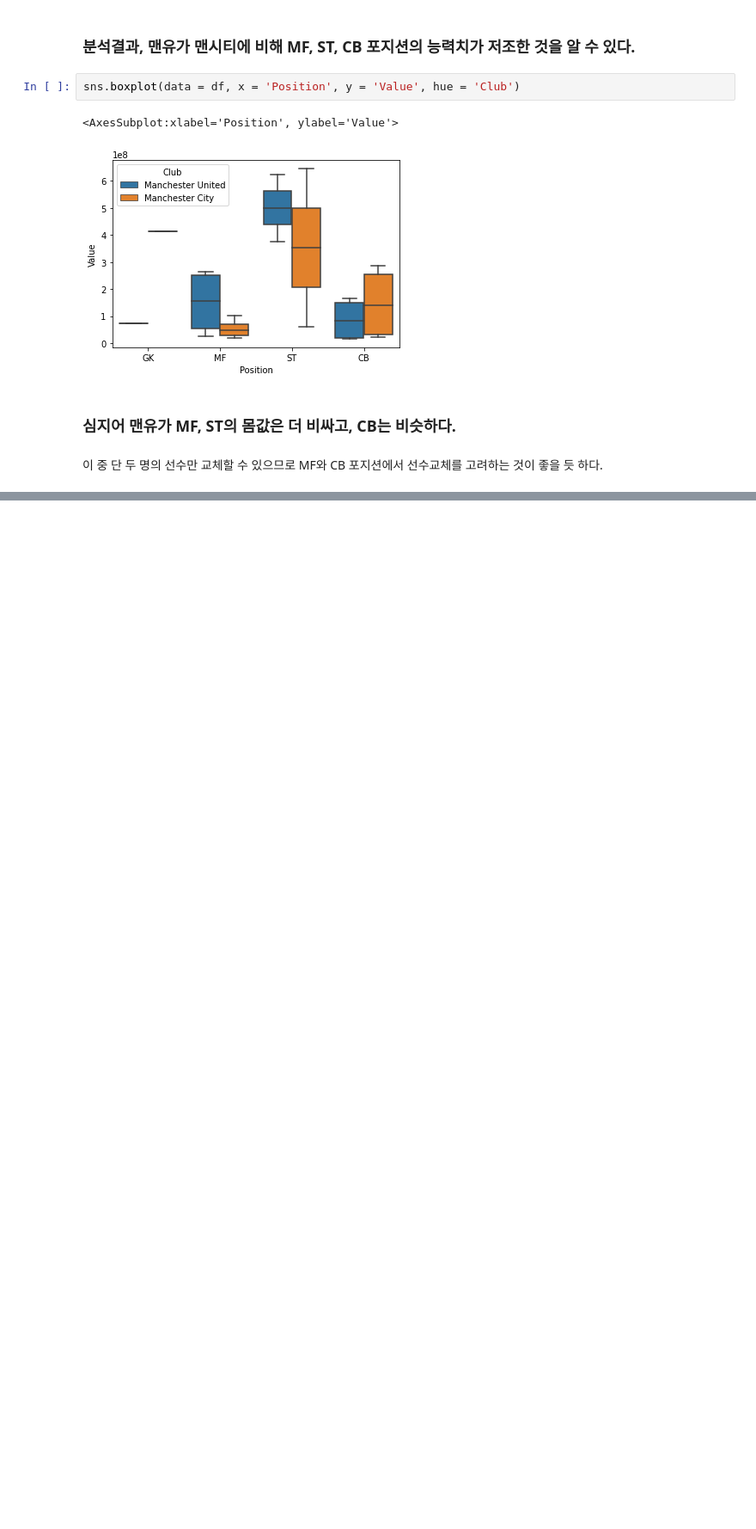
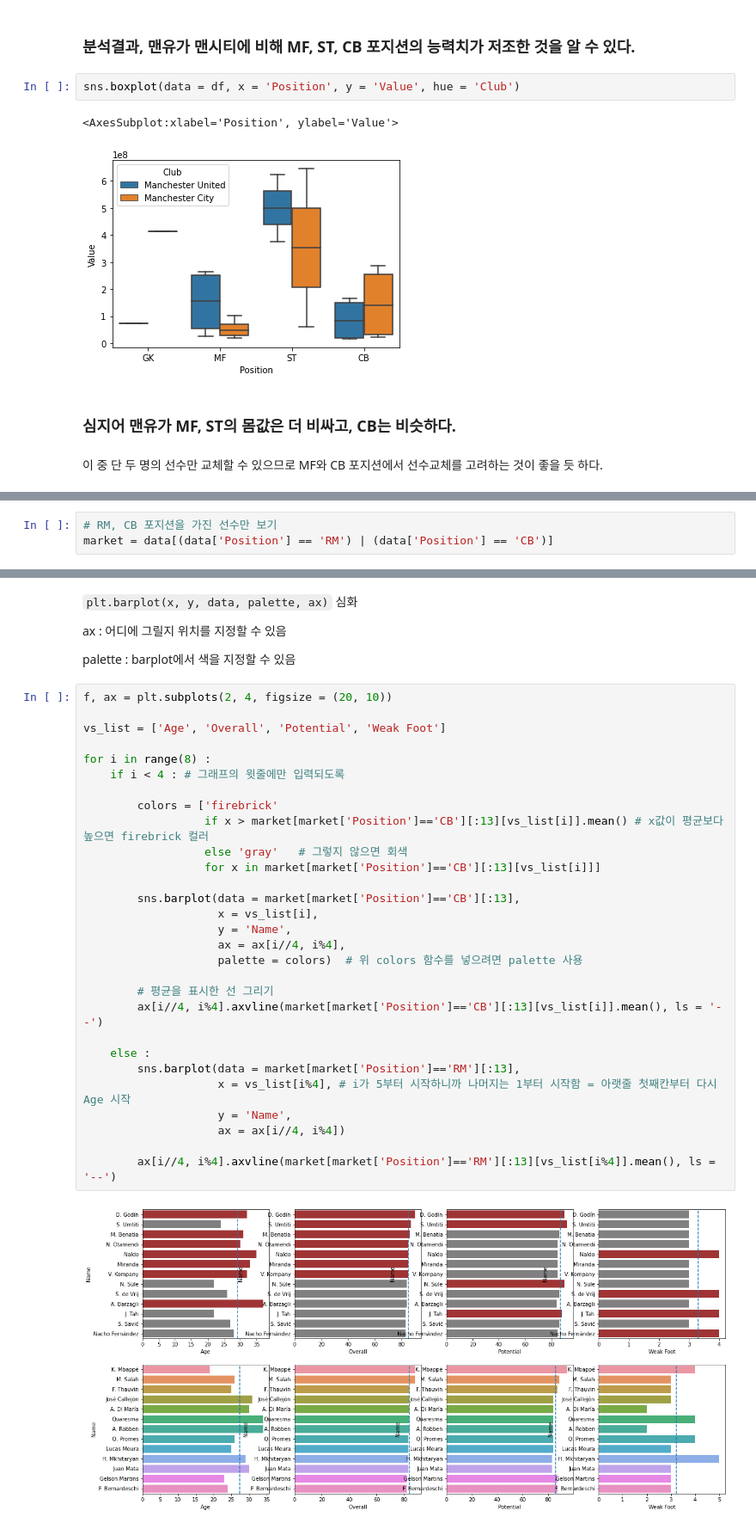
Before and after one commit to Jeong-Bin/DA-PROJECT, a Jupyter notebook: PROJECT_1 유럽 축구선수 분석.ipynb, the cells around one changed output, grey strips where cells are left out. Shown at 86% size. Saved outputs shown, nothing was run; the diff lists cells and outputs as text; blank space fills up the shorter version.

```diff
--- a/PROJECT_1 유럽 축구선수 분석.ipynb
+++ b/PROJECT_1 유럽 축구선수 분석.ipynb
@@ -505,0 +551,3 @@ sns.boxplot(data = df, x = 'Position', y = 'Value', hue = 'Club')
+# %%
+# RM, CB 포지션을 가진 선수만 보기
+market = data[(data['Position'] == 'RM') | (data['Position'] == 'CB')]
@@ -505,0 +575,37 @@ sns.boxplot(data = df, x = 'Position', y = 'Value', hue = 'Club')
+# %% [markdown]
+`plt.barplot(x, y, data, palette, ax)` 심화
+
+ax : 어디에 그릴지 위치를 지정할 수 있음
+
+palette : barplot에서 색을 지정할 수 있음
+# %%
+f, ax = plt.subplots(2, 4, figsize = (20, 10))
+
+vs_list = ['Age', 'Overall', 'Potential', 'Weak Foot']
+
+for i in range(8) :
+    if i < 4 : # 그래프의 윗줄에만 입력되도록
+
+        colors = ['firebrick'
+                  if x > market[market['Position']=='CB'][:13][vs_list[i]].mean() # x값이 평균보다 높으면 firebrick 컬러
+                  else 'gray'   # 그렇지 않으면 회색
+                  for x in market[market['Position']=='CB'][:13][vs_list[i]]]
+
+        sns.barplot(data = market[market['Position']=='CB'][:13],
+                    x = vs_list[i],
+                    y = 'Name',
+                    ax = ax[i//4, i%4],
+                    palette = colors)  # 위 colors 함수를 넣으려면 palette 사용
+
+        # 평균을 표시한 선 그리기
+        ax[i//4, i%4].axvline(market[market['Position']=='CB'][:13][vs_list[i]].mean(), ls = '--')
+
+    else :
+        sns.barplot(data = market[market['Position']=='RM'][:13],
+                    x = vs_list[i%4], # i가 5부터 시작하니까 나머지는 1부터 시작함 = 아랫줄 첫째칸부터 다시 Age 시작
+                    y = 'Name',
+                    ax = ax[i//4, i%4])
+
+        ax[i//4, i%4].axvline(market[market['Position']=='RM'][:13][vs_list[i%4]].mean(), ls = '--')
+# %% [output]
+[figure, added]
```
Also changed, not shown: parts of 14 cells of this notebook.
